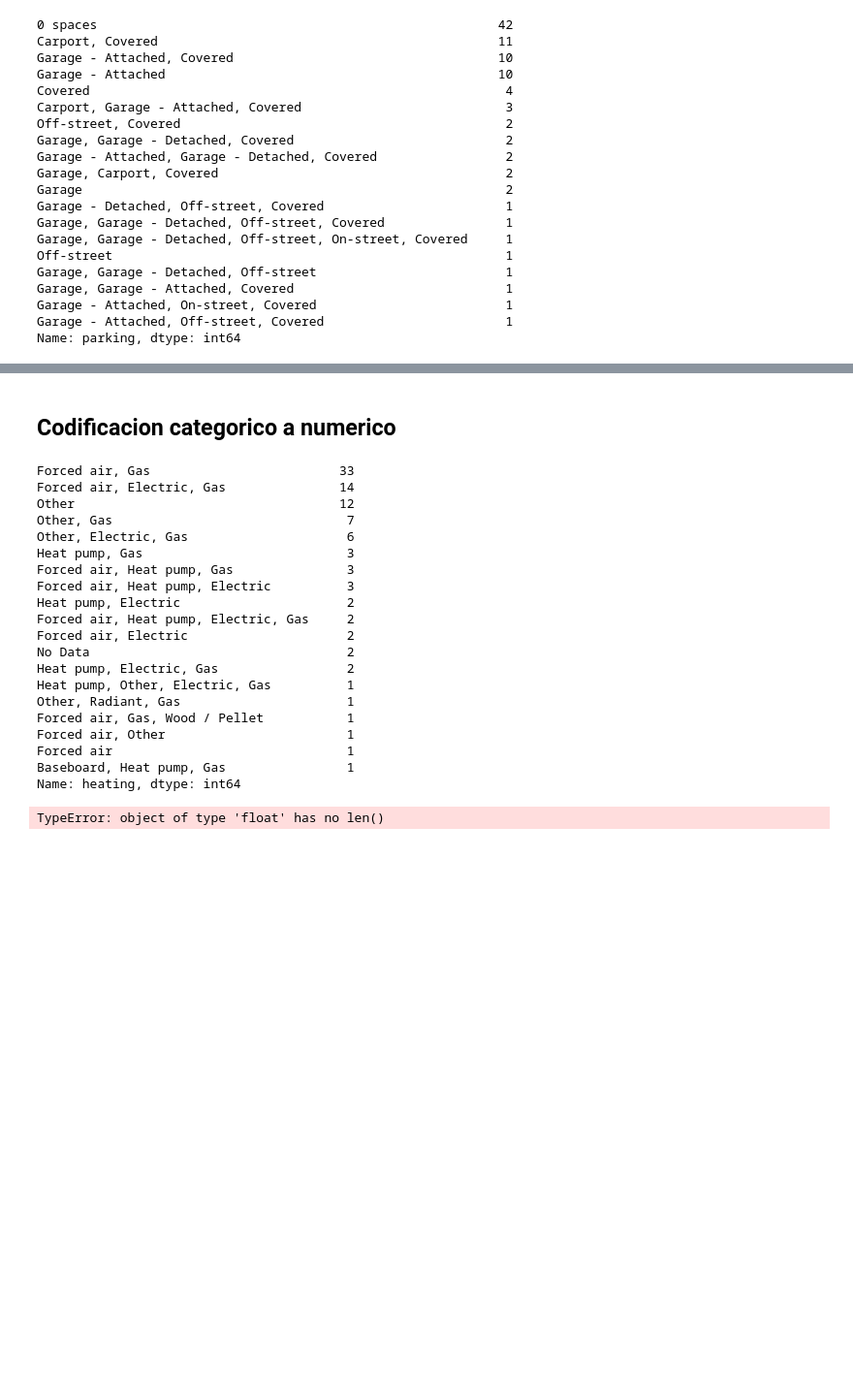
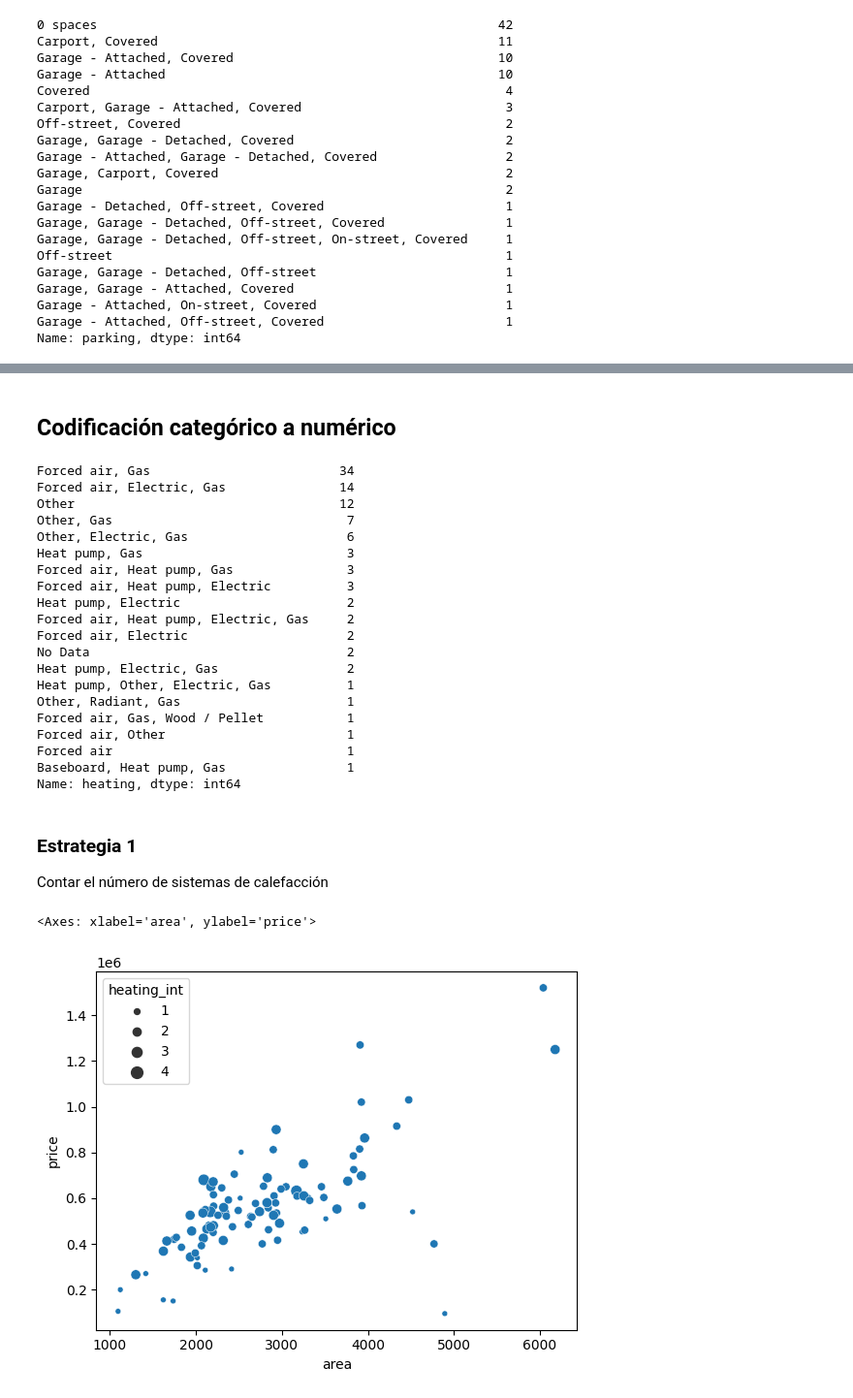
Before and after one commit to Edumacassi/curso_analisis_datos-main, a Jupyter notebook: m6-ml/2.regresion/4.Regresion_pipeline.ipynb, the cells around one changed output, grey strips where cells are left out. Shown at 97% size. Drawn from its saved outputs; the diff is of its cells as text; code cells hidden in the pictures; blank space fills up the shorter version.

```diff
--- a/m6-ml/2.regresion/4.Regresion_pipeline.ipynb
+++ b/m6-ml/2.regresion/4.Regresion_pipeline.ipynb
@@ -139,15 +130,15 @@ dtype: int64
 # %%
 numeric_cols  = df.select_dtypes(include=np.number).columns
 categorical_cols = df.select_dtypes(include='object').columns
+
+print(numeric_cols)
 print(categorical_cols)
-print(numeric_cols)
 
 # IterativeImputer a numéricas
-
-df_numeric = imp_iter = IterativeImputer(random_state=42).fit_transform(df[numeric_cols])
+df[numeric_cols] = IterativeImputer(random_state=42).fit_transform(df[numeric_cols])
 
 # SimpleImputer most_frequent a categóricas
-df_categorical = SimpleImputer(strategy='most_frequent').fit_transform(df[categorical_cols])
+df[categorical_cols] = SimpleImputer(strategy='most_frequent').fit_transform(df[categorical_cols])
 
 df.isnull().sum()
 # %% [output]
@@ -177,4 +155,0 @@ dtype: int64
-# %%
-# categóricos: most_frequent, constant
-imp_most_freq = SimpleImputer(missing_values=np.nan, strategy='most_frequent') # moda
-df['type'] = imp_most_freq.fit_transform(df[['type']])
@@ -203,5 +183,5 @@ sns.scatterplot(data=df, x='area', y='price', hue='bath', palette='coolwarm')
-# %% [markdown]
-## Codificacion categorico a numerico
+# %% [markdown]
+## Codificación categórico a numérico
 # %%
 from sklearn.preprocessing import OneHotEncoder
 
@@ -209,7 +189,7 @@ from sklearn.preprocessing import OneHotEncoder
 
 df['heating'].value_counts()
 # %% [output]
-Forced air, Gas                         33
+Forced air, Gas                         34
 Forced air, Electric, Gas               14
 Other                                   12
 Other, Gas                               7
@@ -229,7 +209,14 @@ Forced air, Other                        1
 Forced air                               1
 Baseboard, Heat pump, Gas                1
 Name: heating, dtype: int64
+# %% [markdown]
+### Estrategia 1
+
+Contar el número de sistemas de calefacción
 # %%
 df['heating_int'] = df['heating'].str.split(',').apply(len)
-# %% [output]
-TypeError: object of type 'float' has no len()
+# %%
+sns.scatterplot(data=df, x='area', y='price', size='heating_int')
+# %% [output]
+<Axes: xlabel='area', ylabel='price'>
+[figure, added]
```
Also changed, not shown: parts of 53 cells of this notebook, 2 other files.
